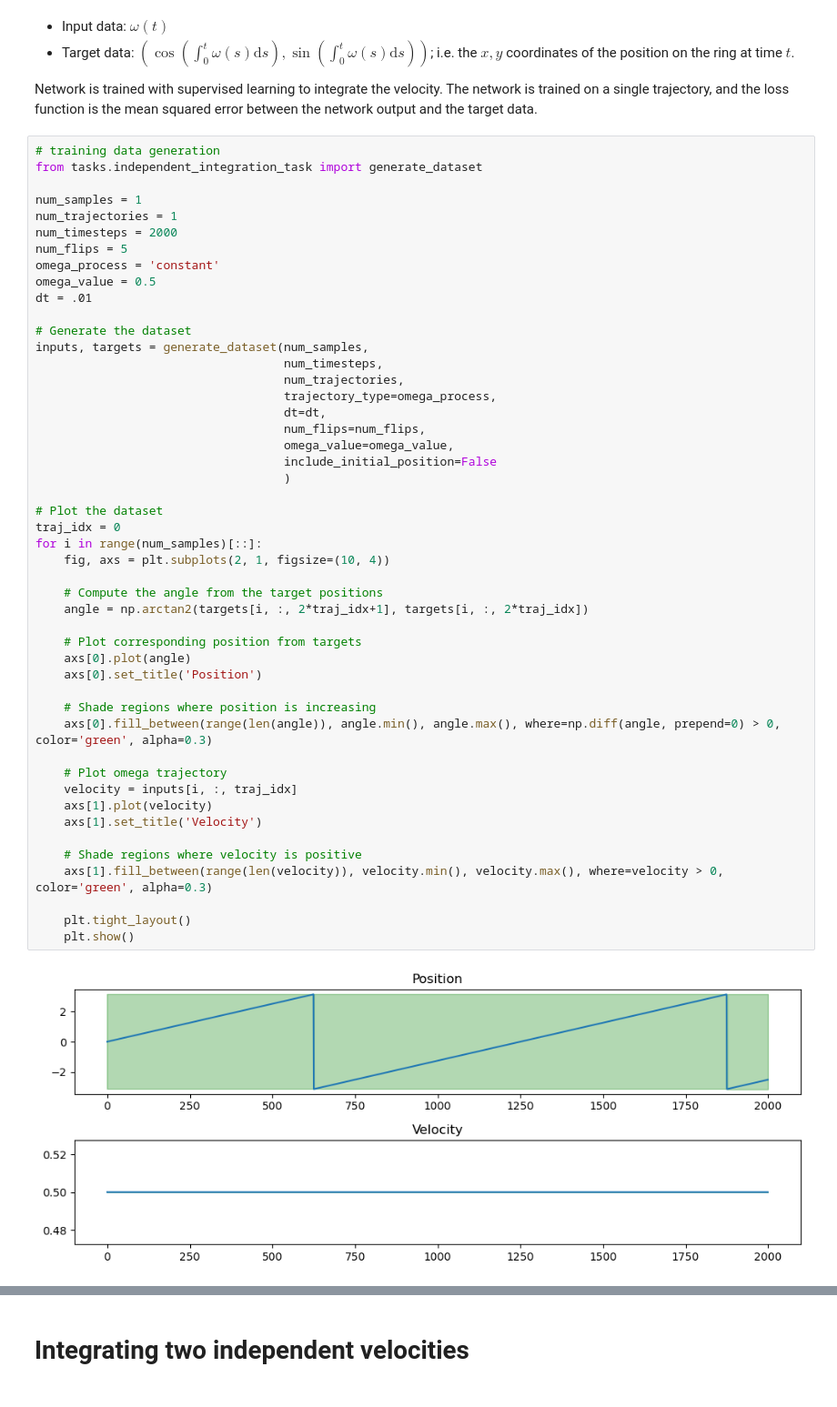
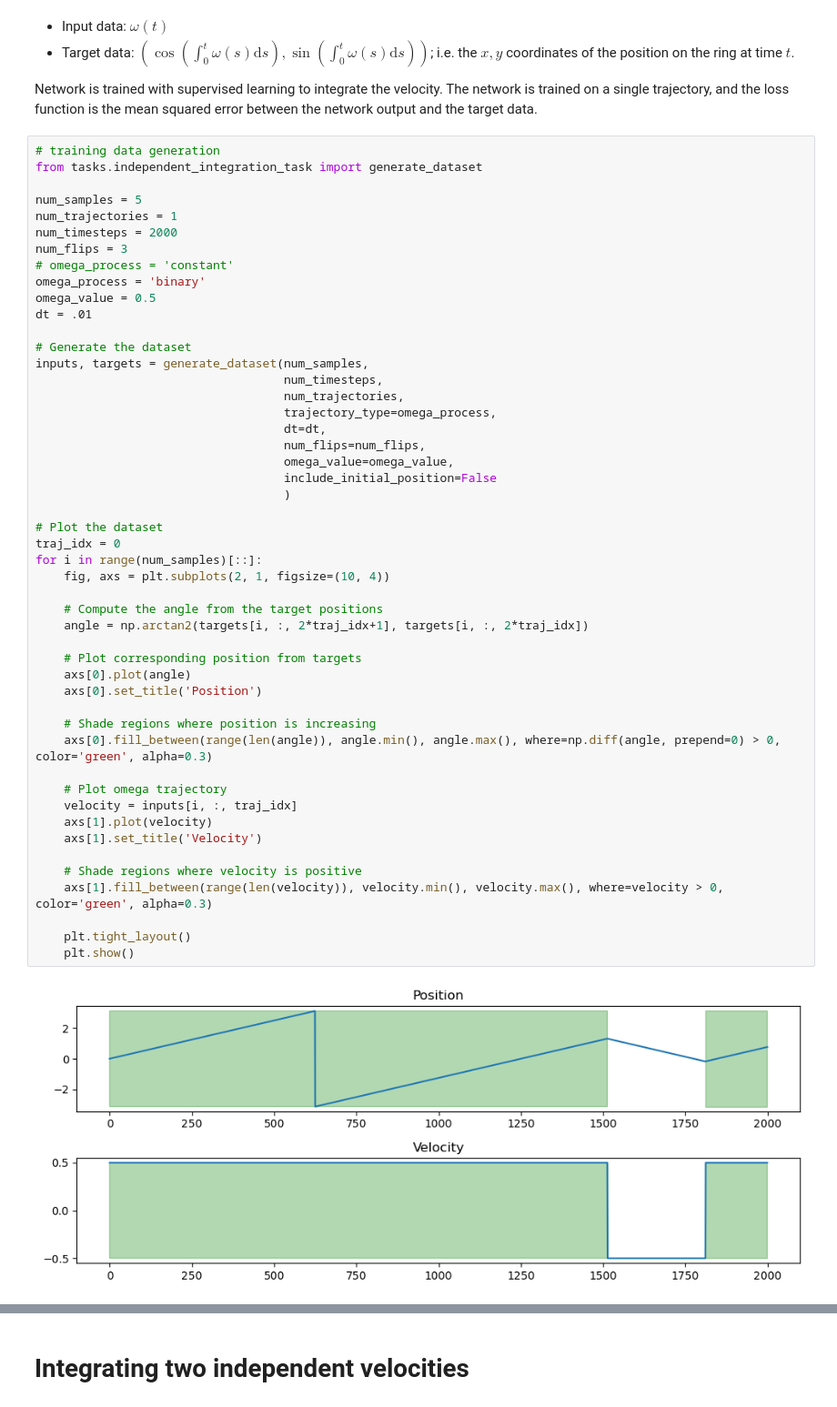
Before and after one commit to alexnegron/modular-dynamics, a Jupyter notebook: notebooks/modular_dynamics_rnn_independent_velocities_experiments.ipynb, the cells around one changed output, grey strips where cells are left out. Shown: that part at 91% size. Drawn from its saved outputs; the diff is of its cells as text.

```diff
--- a/notebooks/modular_dynamics_rnn_independent_velocities_experiments.ipynb
+++ b/notebooks/modular_dynamics_rnn_independent_velocities_experiments.ipynb
@@ -130,11 +150,12 @@ Network is trained with supervised learning to integrate the velocity. The netwo
 # training data generation
 from tasks.independent_integration_task import generate_dataset
 
-num_samples = 1
+num_samples = 5
 num_trajectories = 1
 num_timesteps = 2000
-num_flips = 5
-omega_process = 'constant'
+num_flips = 3
+# omega_process = 'constant'
+omega_process = 'binary'
 omega_value = 0.5
 dt = .01
 
@@ -148,31 +169,31 @@ inputs, targets = generate_dataset(num_samples,
                                    omega_value=omega_value,
                                    include_initial_position=False
                                    )
 
 # Plot the dataset
 traj_idx = 0
 for i in range(num_samples)[::]:
     fig, axs = plt.subplots(2, 1, figsize=(10, 4))
 
     # Compute the angle from the target positions
     angle = np.arctan2(targets[i, :, 2*traj_idx+1], targets[i, :, 2*traj_idx])
 
     # Plot corresponding position from targets
     axs[0].plot(angle)
     axs[0].set_title('Position')
 
     # Shade regions where position is increasing
     axs[0].fill_between(range(len(angle)), angle.min(), angle.max(), where=np.diff(angle, prepend=0) > 0, color='green', alpha=0.3)
 
     # Plot omega trajectory
     velocity = inputs[i, :, traj_idx]
     axs[1].plot(velocity)
     axs[1].set_title('Velocity')
 
     # Shade regions where velocity is positive
     axs[1].fill_between(range(len(velocity)), velocity.min(), velocity.max(), where=velocity > 0, color='green', alpha=0.3)
 
     plt.tight_layout()
     plt.show()
 # %% [output]
-[figure, old version]
+[figure, new version]
```
Also changed, not shown: parts of 26 cells of this notebook, 2 other files.
